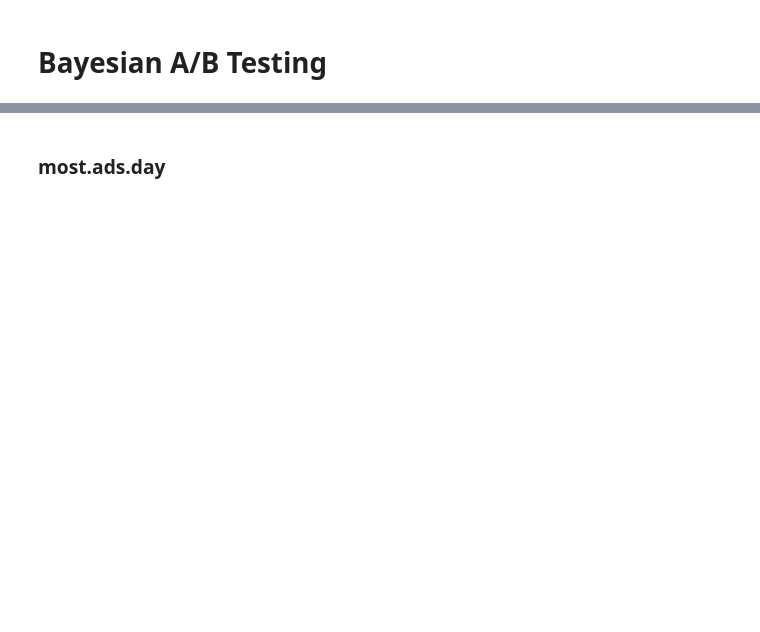
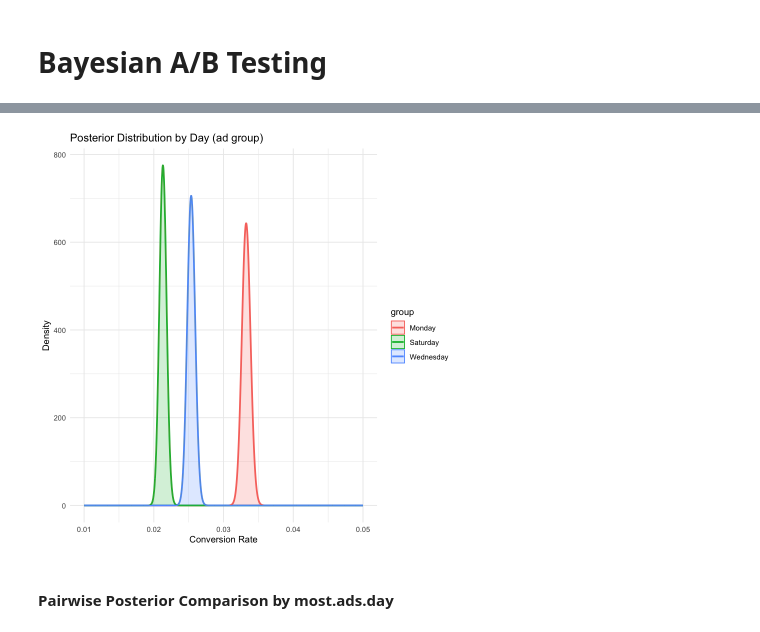
Before and after one commit to ShengPeiWilliam/marketing-ab-testing, a Jupyter notebook: code/marketing_analysis.ipynb, the cells around one changed output, grey strips where cells are left out. Saved outputs shown, nothing was run; the diff lists cells and outputs as text; code cells hidden in the pictures; blank space fills up the shorter version.

Commit message:
feat: add marketing A/B testing analysis with Frequentist and Bayesian approaches

```diff
--- a/code/marketing_analysis.ipynb
+++ b/code/marketing_analysis.ipynb
@@ -423,0 +614,4 @@ ggplot(df_plot_gp, aes(x = x, y = density, fill = group, color = group)) +
+# %%
+day_result <- run_bayesian_subgroup(marketing.data, "most.ads.day")
+
+make_posterior_summary(day_result, "day")
@@ -424,3 +628,25 @@ ggplot(df_plot_gp, aes(x = x, y = density, fill = group, color = group)) +
+# %%
+selected_days <- c("Monday", "Wednesday", "Saturday")
+
+x <- seq(0.01, 0.05, length.out = 1000)
+
+df_plot_day <- do.call(rbind, lapply(selected_days, function(d) {
+  data.frame(
+    x       = x,
+    density = dbeta(x, day_result$bb[[d]]$alpha_post, day_result$bb[[d]]$beta_post),
+    group   = d
+  )
+}))
+
+ggplot(df_plot_day, aes(x = x, y = density, fill = group, color = group)) +
+  geom_line(linewidth = 1) +
+  geom_area(alpha = 0.2) +
+  labs(title = "Posterior Distribution by Day (ad group)",
+       x = "Conversion Rate",
+       y = "Density") +
+  theme_minimal()
+# %% [output]
+[figure, added]
 # %% [markdown]
-### most.ads.day
+#### Pairwise Posterior Comparison by most.ads.day
 # %%
```
Also changed, not shown: parts of 52 cells of this notebook.
